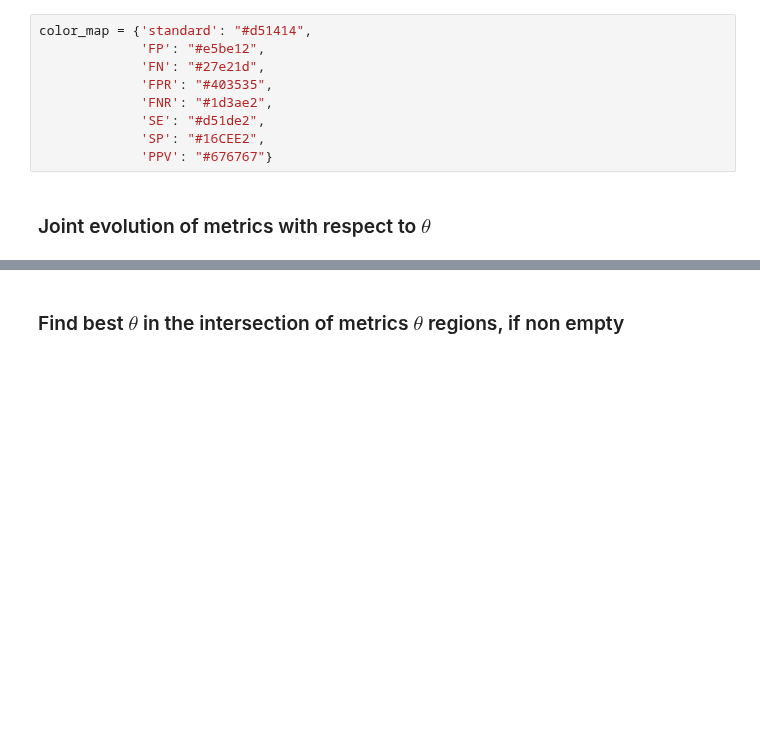
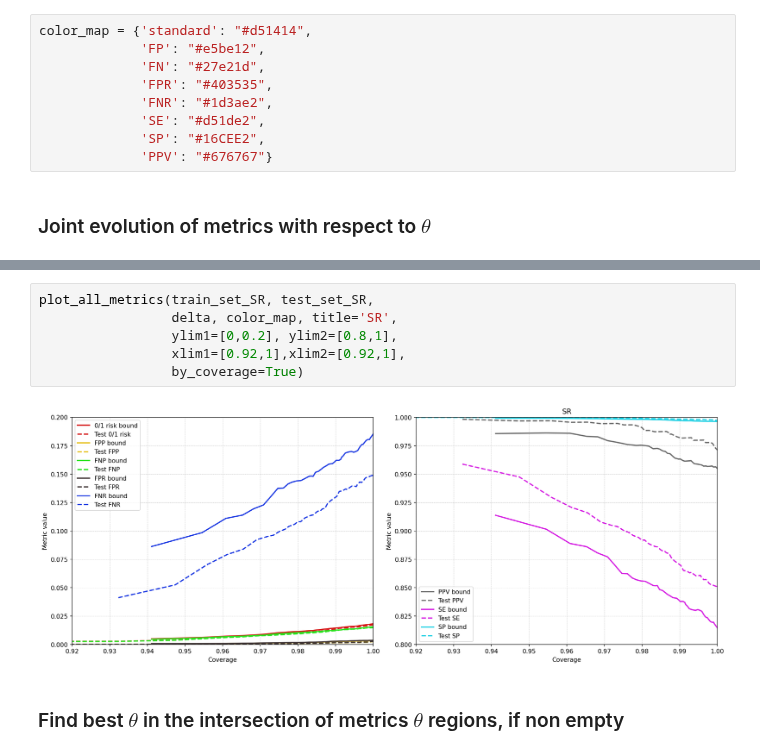
Before and after one commit to EmilienJemelen/selective-classification, a Jupyter notebook: experiments/CIFAR2/joint_control_resnet.ipynb, the cells around one changed output, grey strips where cells are left out. Cells and saved outputs as stored; diff of their text form; blank space fills up the shorter version.

```diff
--- a/experiments/CIFAR2/joint_control_resnet.ipynb
+++ b/experiments/CIFAR2/joint_control_resnet.ipynb
@@ -79,3 +78,11 @@ plot_all_metrics(train_set_SR, test_set_SR,
+# %%
+plot_all_metrics(train_set_SR, test_set_SR,
+                 delta, color_map, title='SR',
+                 ylim1=[0,0.2], ylim2=[0.8,1],
+                 xlim1=[0.92,1],xlim2=[0.92,1],
+                 by_coverage=True)
+# %% [output]
+[figure, added]
 # %% [markdown]
 ### Find best $\theta$ in the intersection of metrics $\theta$ regions, if non empty
 # %%
```
Also changed, not shown: parts of 2 cells of this notebook, 1 other file.
